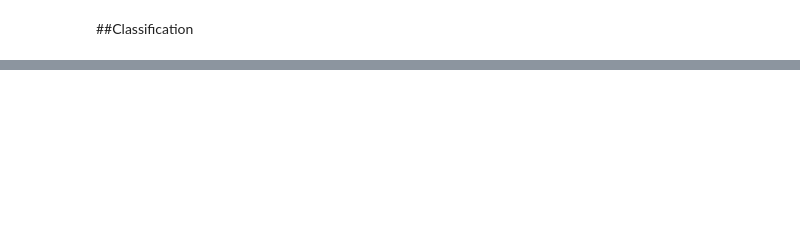
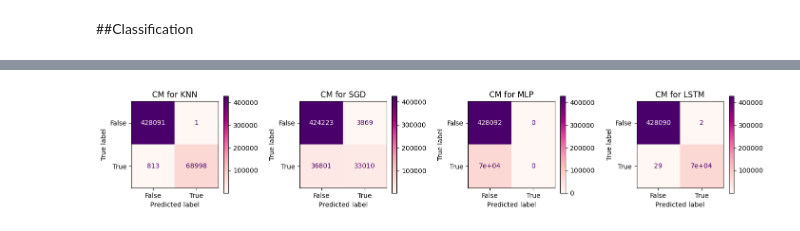
Before and after one commit to nicoletavoinea/BachelorProject, a Jupyter notebook: bachelor_project/GoogleColab/CANAttacksDetection.ipynb, the cells around one changed output, grey strips where cells are left out. Cells and saved outputs as stored; diff of their text form; code cells hidden in the pictures; blank space fills up the shorter version.

Commit message:
Finished detection algorithm implementation. Also added conversion to tf lite model.

```diff
--- a/bachelor_project/GoogleColab/CANAttacksDetection.ipynb
+++ b/bachelor_project/GoogleColab/CANAttacksDetection.ipynb
@@ -122,0 +325,21 @@ from matplotlib import colormaps
+# %%
+def LSTMClassification(X_train,y_train,X_test,y_test,load=True,path='/content/drive/MyDrive/Licenta/lstm_model.keras'):
+  if(load):
+    model=load_from_drive(path)
+  else:
+    max_features = 3600
+    maxlen = 11
+    embedding_dim = 32
+    hidden_units = 15
+    model = Sequential()
+    model.add(Embedding(max_features, embedding_dim, input_length=maxlen))
+    model.add(LSTM(hidden_units))
+    model.add(Dense(1, activation='sigmoid'))
+    model.compile(optimizer='adam', loss='binary_crossentropy', metrics=['binary_accuracy'])
+    model.fit(X_train, y_train, epochs=5)
+    save_model(model,path)
+
+  y_pred = model.predict(X_test)
+  y_pred=(y_pred>=0.5).astype(int)
+  print("LSTM model accuracy:", metrics.accuracy_score(y_test, y_pred))
+  return y_pred
@@ -122,0 +384,11 @@ from matplotlib import colormaps
+# %%
+def PlotConfusionMatrices(y_test,y_preds):
+  fig, axes = plt.subplots(nrows=1, ncols=4, figsize=(15, 4))
+  fig.tight_layout(pad=6)
+  colormap = mpl.colormaps['RdPu']
+  for i, pred in enumerate(y_preds):
+    confusion_matrix = metrics.confusion_matrix(y_test, pred)
+    metrics.ConfusionMatrixDisplay(confusion_matrix = confusion_matrix, display_labels = [False, True]).plot(cmap=colormap,ax=axes[i])
+    axes[i].set_title(f"CM for {types[i]}")
+
+  plt.show()
@@ -122,0 +397,7 @@ from matplotlib import colormaps
+# %%
+X_train_fuzzing, X_test_fuzzing, y_train_fuzzing, y_test_fuzzing = train_test_split(data_fuzzing,labels_fuzzing, test_size=0.2, random_state=0)
+# %%
+y_pred_fuzzing_KNN=KNNClassification(X_train_fuzzing, y_train_fuzzing,X_test_fuzzing, y_test_fuzzing)
+y_pred_fuzzing_SGD=SGDClassification(X_train_fuzzing, y_train_fuzzing,X_test_fuzzing, y_test_fuzzing)
+y_pred_fuzzing_MLP=MLPClassification(X_train_fuzzing, y_train_fuzzing,X_test_fuzzing, y_test_fuzzing)
+y_pred_fuzzing_LSTM=LSTMClassification(X_train_fuzzing, y_train_fuzzing,X_test_fuzzing, y_test_fuzzing,load=False,path='/content/drive/MyDrive/Licenta/lstm_model_fuzzing.keras')
@@ -122,0 +421,5 @@ from matplotlib import colormaps
+# %%
+preds=[y_pred_fuzzing_KNN, y_pred_fuzzing_SGD, y_pred_fuzzing_MLP,y_pred_fuzzing_LSTM]
+PlotConfusionMatrices(y_test_fuzzing, preds)
+# %% [output]
+[figure, added]
```
Also changed, not shown: parts of 77 cells of this notebook.
